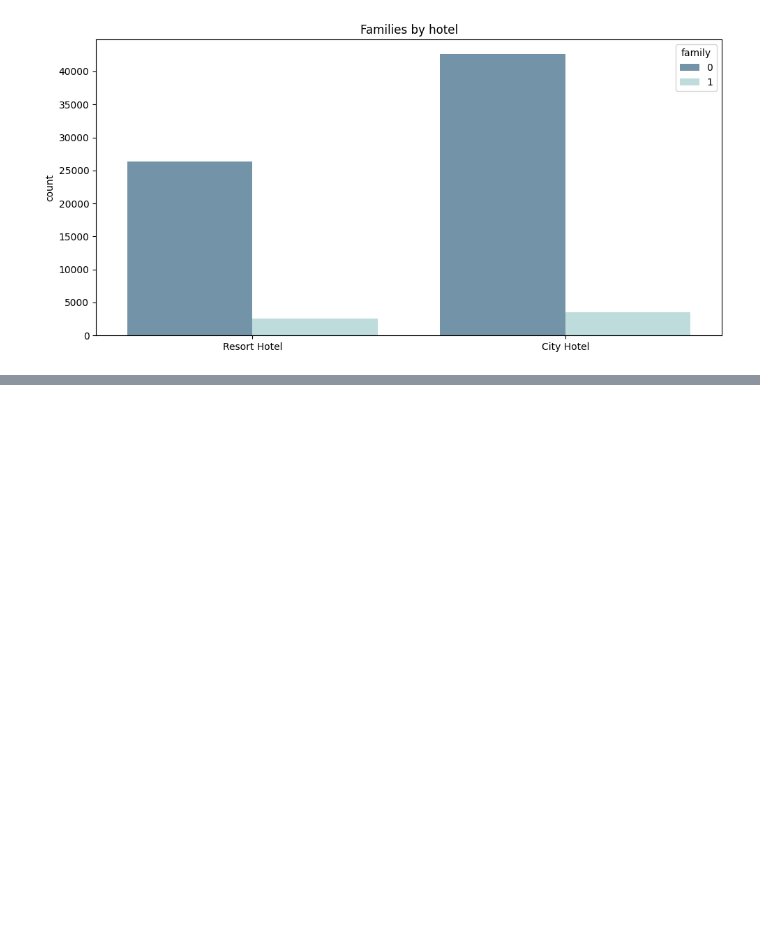
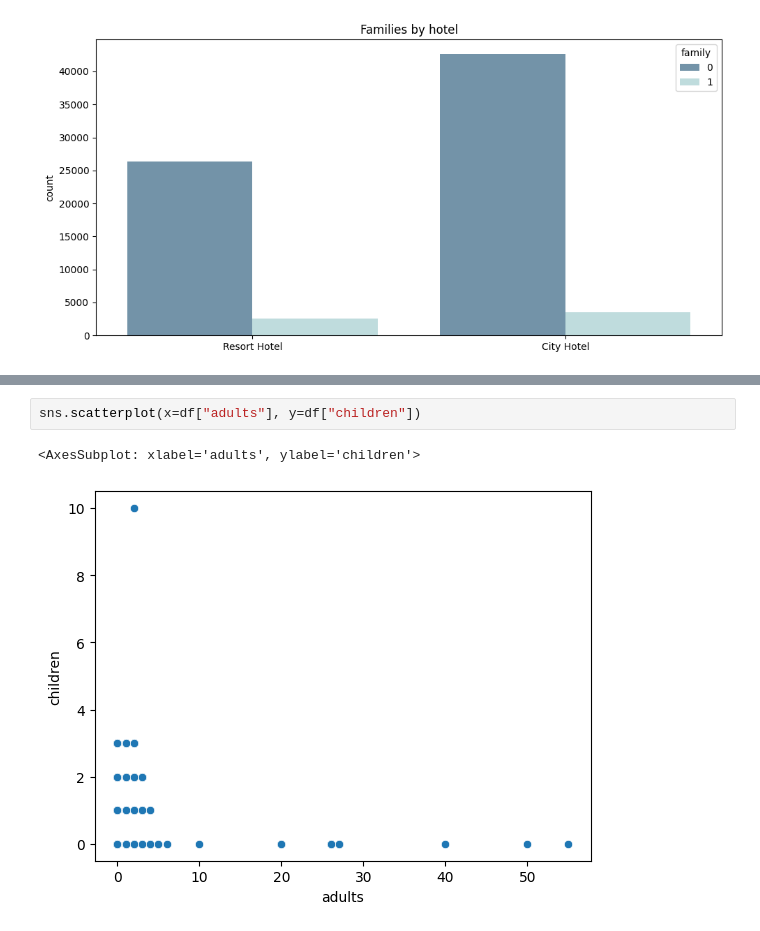
Before and after one commit to MezaMauricio/DataScience-CH, a Jupyter notebook: ProyectoDS_Partel_Meza.ipynb, the cells around one changed output, grey strips where cells are left out. Saved outputs shown, nothing was run; the diff lists cells and outputs as text; blank space fills up the shorter version.

```diff
--- a/Datasets_Meza.ipynb
+++ b/ProyectoDS_Partel_Meza.ipynb
@@ -220,0 +251,5 @@ plt.tight_layout()
+# %%
+sns.scatterplot(x=df["adults"], y=df["children"])
+# %% [output]
+<AxesSubplot: xlabel='adults', ylabel='children'>
+[figure, added]
```
Also changed, not shown: parts of 21 cells of this notebook.
